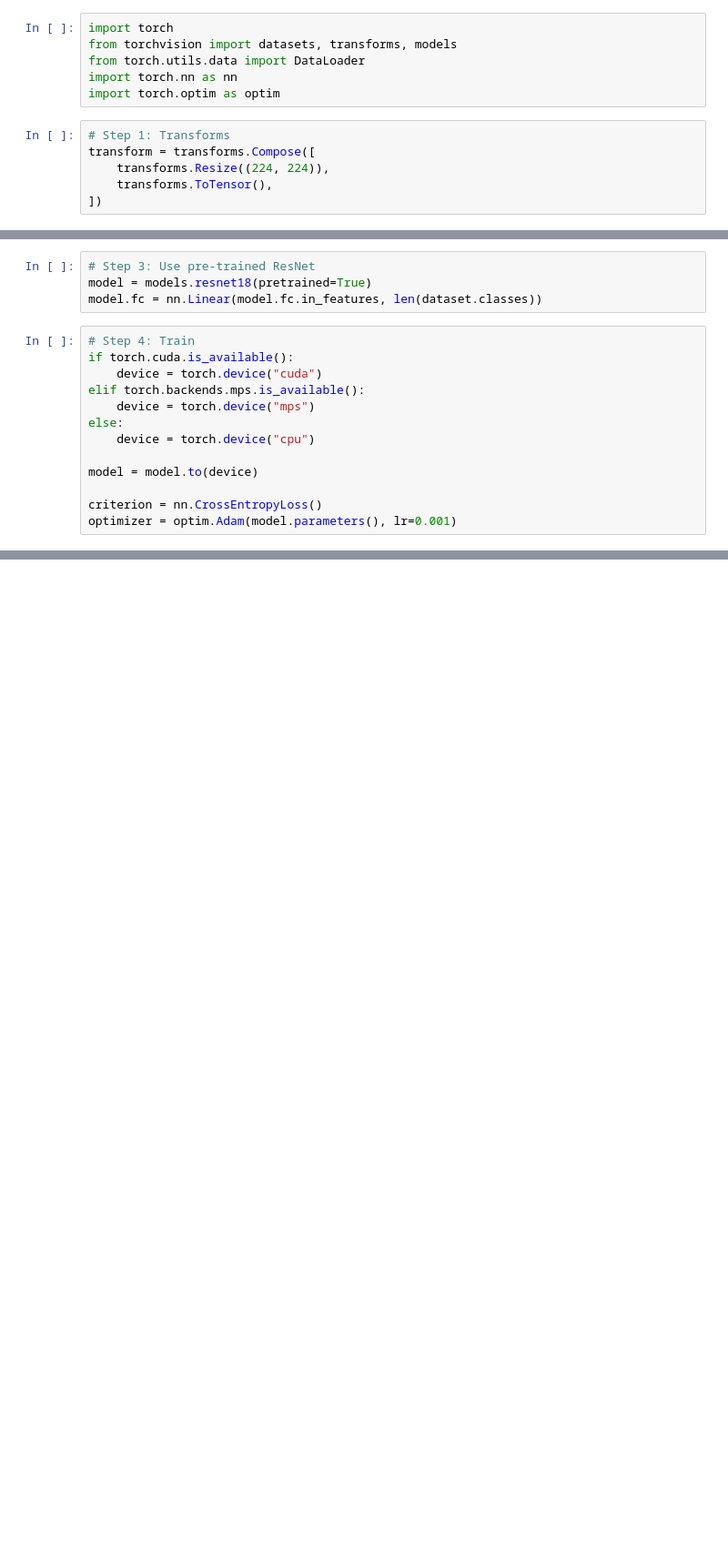
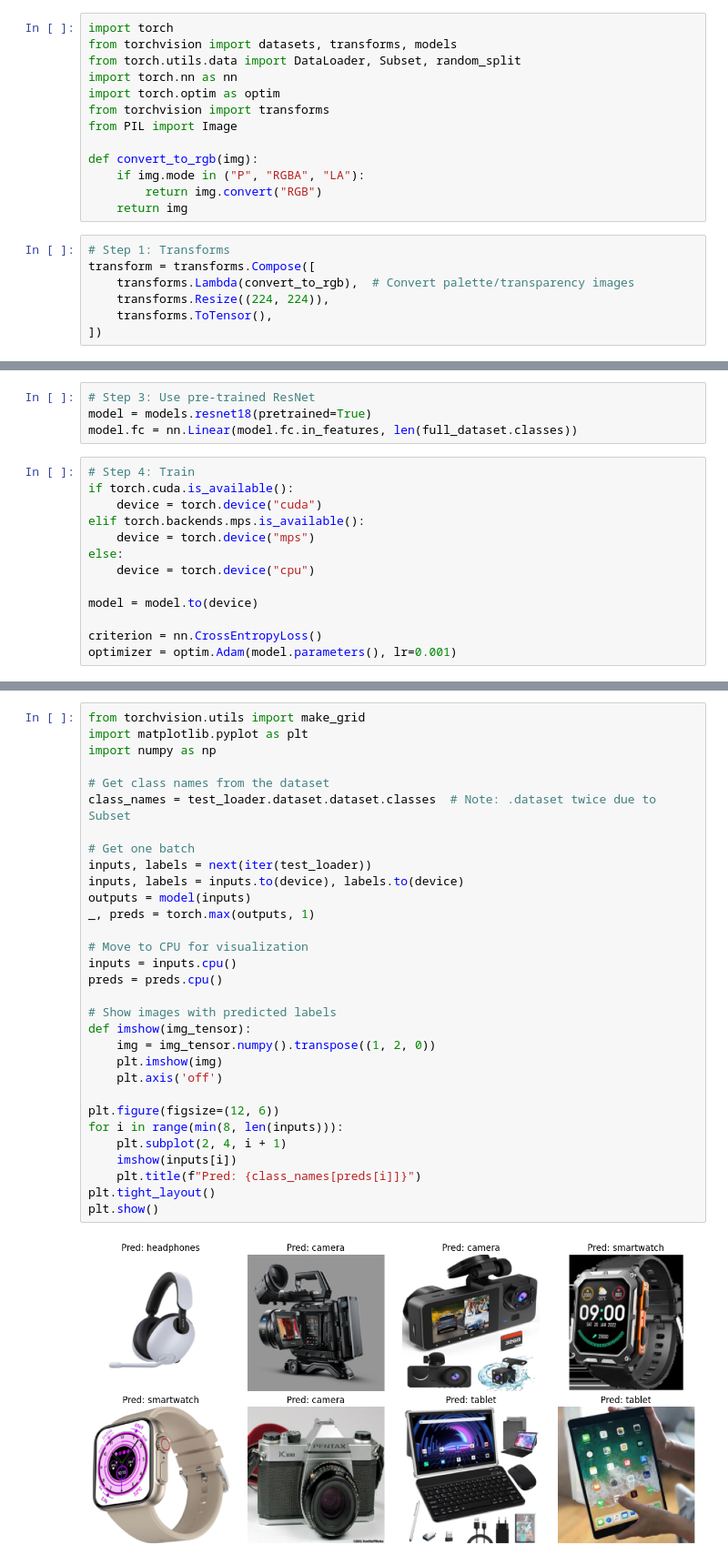
Before and after one commit to AgPriyanshu/ml-learning, a Jupyter notebook: gadget-predictor/main.ipynb, the cells around one changed output, grey strips where cells are left out. Shown at 91% size. Saved outputs shown, nothing was run; the diff lists cells and outputs as text; blank space fills up the shorter version.

```diff
--- a/gadget-predictor/main.ipynb
+++ b/gadget-predictor/main.ipynb
@@ -81,12 +122,20 @@ Removed invalid image: /Users/priyanshuagarwal/Work/my-projects/ml-learning/gadg
 # %%
 import torch
 from torchvision import datasets, transforms, models
-from torch.utils.data import DataLoader
+from torch.utils.data import DataLoader, Subset, random_split
 import torch.nn as nn
 import torch.optim as optim
+from torchvision import transforms
+from PIL import Image
+
+def convert_to_rgb(img):
+    if img.mode in ("P", "RGBA", "LA"):
+        return img.convert("RGB")
+    return img
 # %%
 # Step 1: Transforms
 transform = transforms.Compose([
+    transforms.Lambda(convert_to_rgb),  # Convert palette/transparency images
     transforms.Resize((224, 224)),
     transforms.ToTensor(),
 ])
@@ -97,7 +162,7 @@ dataloader = DataLoader(dataset, batch_size=16, shuffle=True)
 # %%
 # Step 3: Use pre-trained ResNet
 model = models.resnet18(pretrained=True)
-model.fc = nn.Linear(model.fc.in_features, len(dataset.classes))
+model.fc = nn.Linear(model.fc.in_features, len(full_dataset.classes))
 # %%
 # Step 4: Train
 if torch.cuda.is_available():
@@ -145,0 +236,33 @@ Epoch 5 - Loss: 0.1763, Accuracy: 94.78%
+# %%
+from torchvision.utils import make_grid
+import matplotlib.pyplot as plt
+import numpy as np
+
+# Get class names from the dataset
+class_names = test_loader.dataset.dataset.classes  # Note: .dataset twice due to Subset
+
+# Get one batch
+inputs, labels = next(iter(test_loader))
+inputs, labels = inputs.to(device), labels.to(device)
+outputs = model(inputs)
+_, preds = torch.max(outputs, 1)
+
+# Move to CPU for visualization
+inputs = inputs.cpu()
+preds = preds.cpu()
+
+# Show images with predicted labels
+def imshow(img_tensor):
+    img = img_tensor.numpy().transpose((1, 2, 0))
+    plt.imshow(img)
+    plt.axis('off')
+
+plt.figure(figsize=(12, 6))
+for i in range(min(8, len(inputs))):
+    plt.subplot(2, 4, i + 1)
+    imshow(inputs[i])
+    plt.title(f"Pred: {class_names[preds[i]]}")
+plt.tight_layout()
+plt.show()
+# %% [output]
+[figure, added]
```
Also changed, not shown: parts of 6 cells of this notebook, 1 other file.
